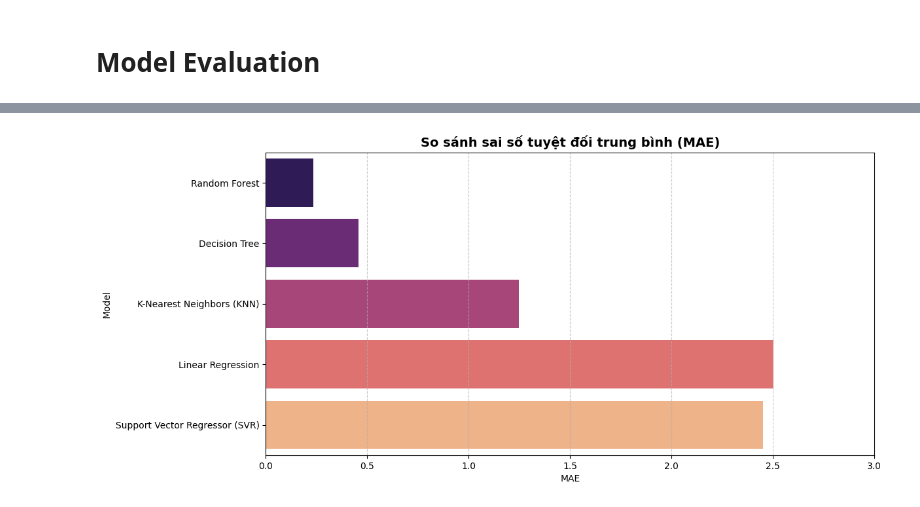
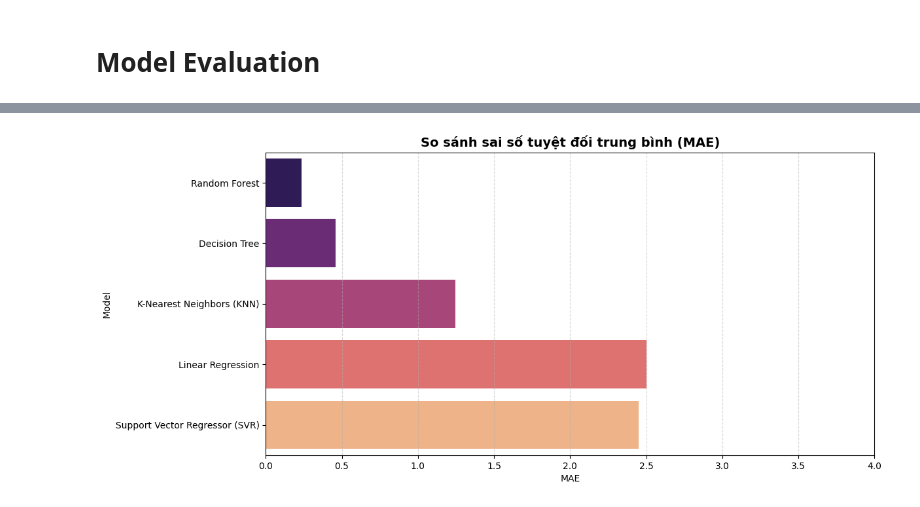
Before and after one commit to Jackxeid/Learn---MindX, a Jupyter notebook: Final Project/finalProject.ipynb, the cells around one changed output, grey strips where cells are left out. Drawn from its saved outputs; the diff is of its cells as text; code cells hidden in the pictures.

```diff
--- a/Final Project/finalProject.ipynb
+++ b/Final Project/finalProject.ipynb
@@ -896,10 +920,10 @@ Support Vector Regressor (SVR) 2.451258 3.434079  0.920062
 # %%
 # Vẽ biểu đồ so sánh MAE (Sai số tuyệt đối trung bình)
 plt.figure(figsize=(12, 6))
 sns.barplot(data=df_eval, x="MAE", y="Model", palette="magma")
 plt.title("So sánh sai số tuyệt đối trung bình (MAE)", fontsize=14, fontweight='bold')
-plt.xlim(0, 3)
-plt.grid(axis='x', linestyle='--', alpha=0.7)
+plt.xlim(0, 4)
+plt.grid(axis='x', linestyle='--', alpha=alpha)
 plt.show()
 # %% [output]
-[figure, old version]
+[figure, new version]
```
Also changed, not shown: parts of 9 cells of this notebook.
